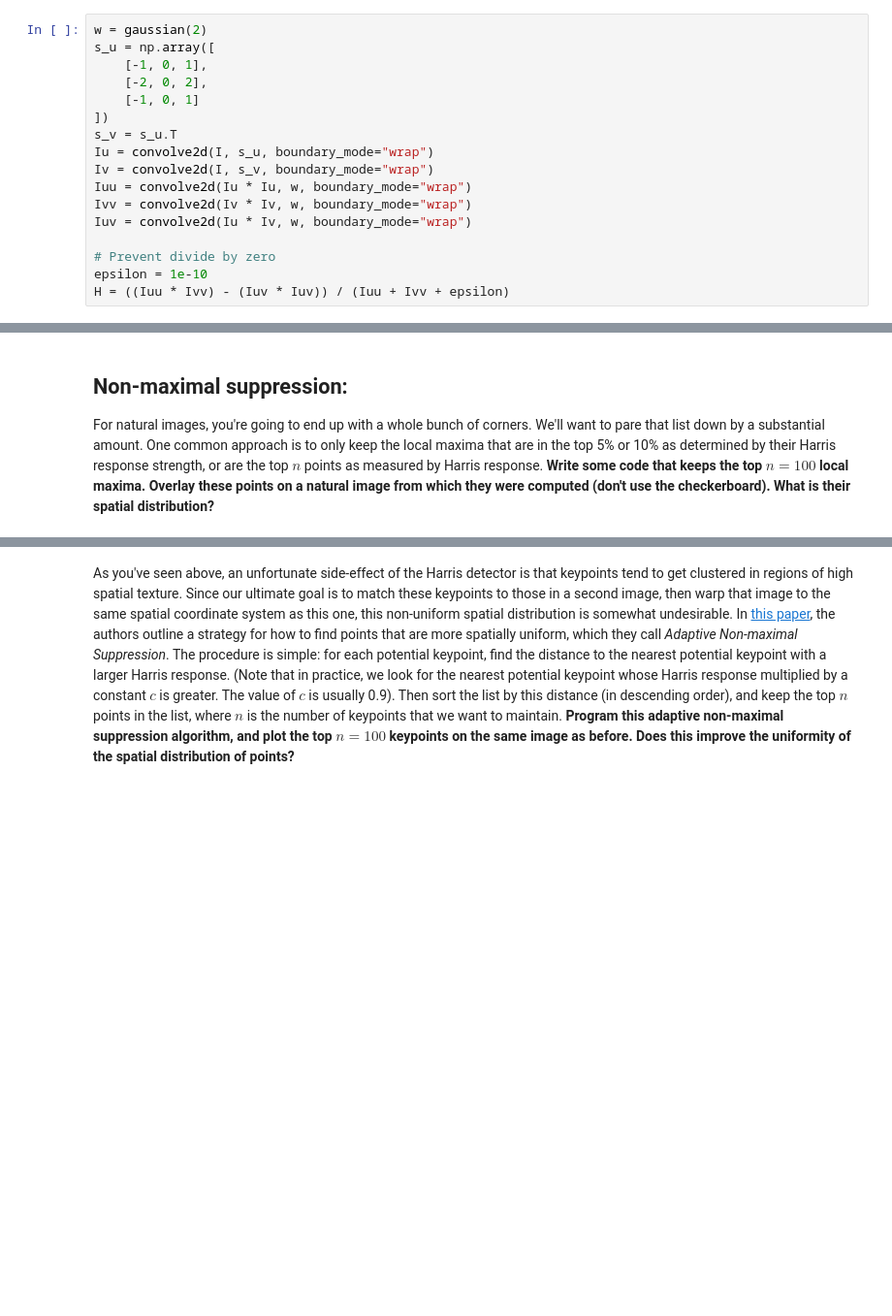
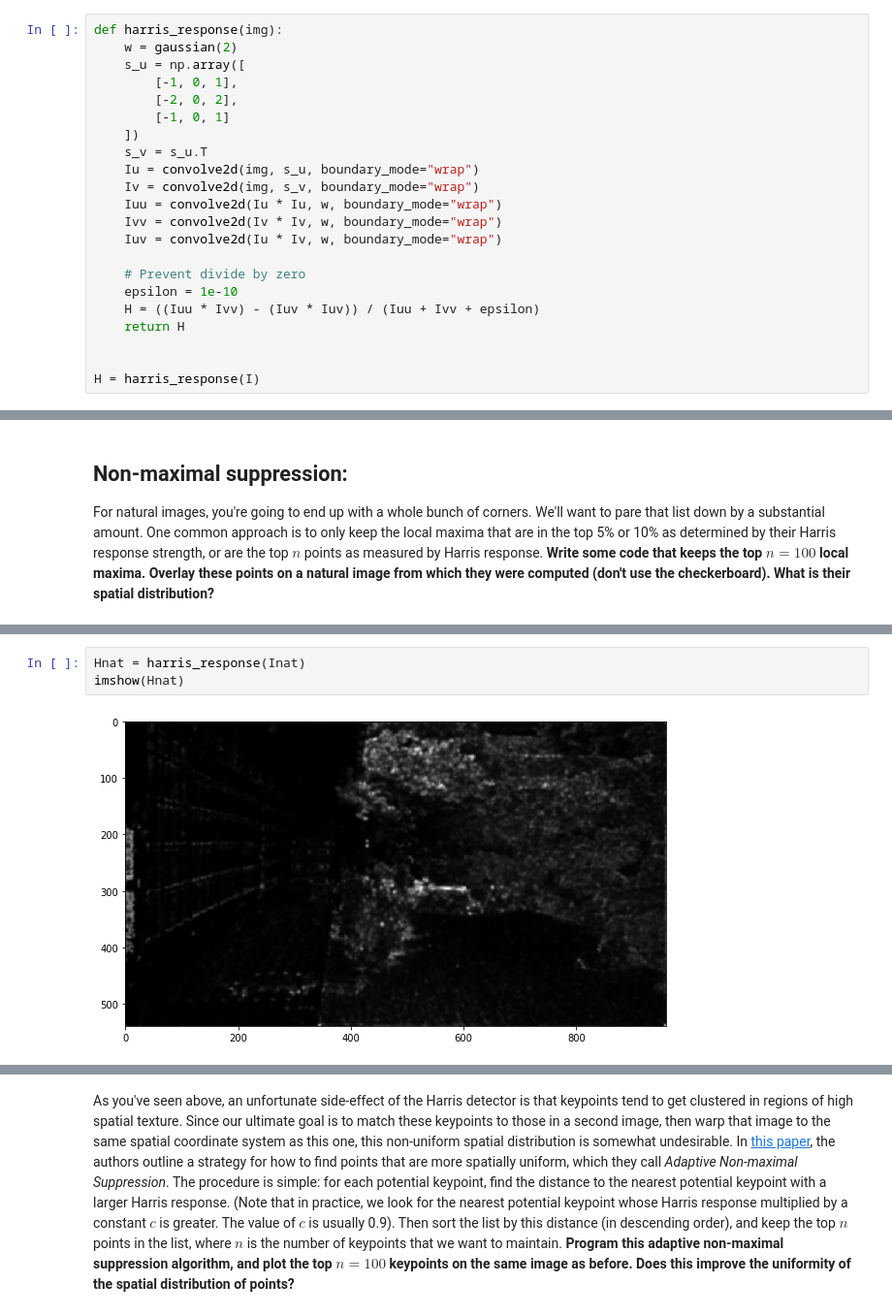
Before and after one commit to fbunt/190206_keypoint_detection, a Jupyter notebook: harris_corners.ipynb, the cells around one changed output, grey strips where cells are left out. Shown at 97% size. Saved outputs shown, nothing was run; the diff lists cells and outputs as text; blank space fills up the shorter version.

```diff
--- a/harris_corners.ipynb
+++ b/harris_corners.ipynb
@@ -164,22 +164,27 @@ def imshow(img, cmap="gray", figsize=(10, 10), title="", show=True):
     if show:
         plt.show()
 # %%
-w = gaussian(2)
-s_u = np.array([
-    [-1, 0, 1],
-    [-2, 0, 2],
-    [-1, 0, 1]
-])
-s_v = s_u.T
-Iu = convolve2d(I, s_u, boundary_mode="wrap")
-Iv = convolve2d(I, s_v, boundary_mode="wrap")
-Iuu = convolve2d(Iu * Iu, w, boundary_mode="wrap")
-Ivv = convolve2d(Iv * Iv, w, boundary_mode="wrap")
-Iuv = convolve2d(Iu * Iv, w, boundary_mode="wrap")
+def harris_response(img):
+    w = gaussian(2)
+    s_u = np.array([
+        [-1, 0, 1],
+        [-2, 0, 2],
+        [-1, 0, 1]
+    ])
+    s_v = s_u.T
+    Iu = convolve2d(img, s_u, boundary_mode="wrap")
+    Iv = convolve2d(img, s_v, boundary_mode="wrap")
+    Iuu = convolve2d(Iu * Iu, w, boundary_mode="wrap")
+    Ivv = convolve2d(Iv * Iv, w, boundary_mode="wrap")
+    Iuv = convolve2d(Iu * Iv, w, boundary_mode="wrap")
 
-# Prevent divide by zero
-epsilon = 1e-10
-H = ((Iuu * Ivv) - (Iuv * Iuv)) / (Iuu + Ivv + epsilon)
+    # Prevent divide by zero
+    epsilon = 1e-10
+    H = ((Iuu * Ivv) - (Iuv * Iuv)) / (Iuu + Ivv + epsilon)
+    return H
+
+
+H = harris_response(I)
 # %%
 # imshow(Iu)
 # imshow(Iv)
@@ -233,0 +251,5 @@ For natural images, you're going to end up with a whole bunch of corners.  We'll
+# %%
+Hnat = harris_response(Inat)
+imshow(Hnat)
+# %% [output]
+[figure, added]
```
Also changed, not shown: parts of 5 cells of this notebook, 1 other file.
